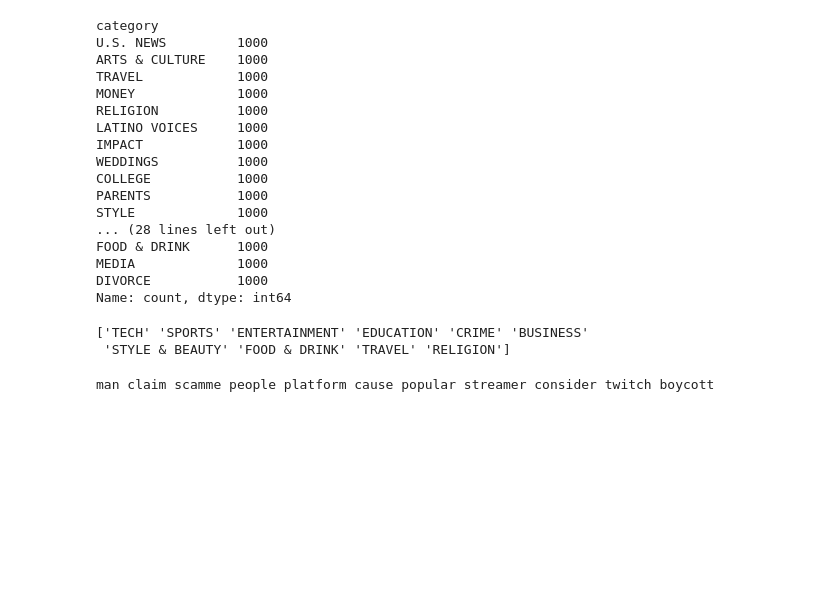
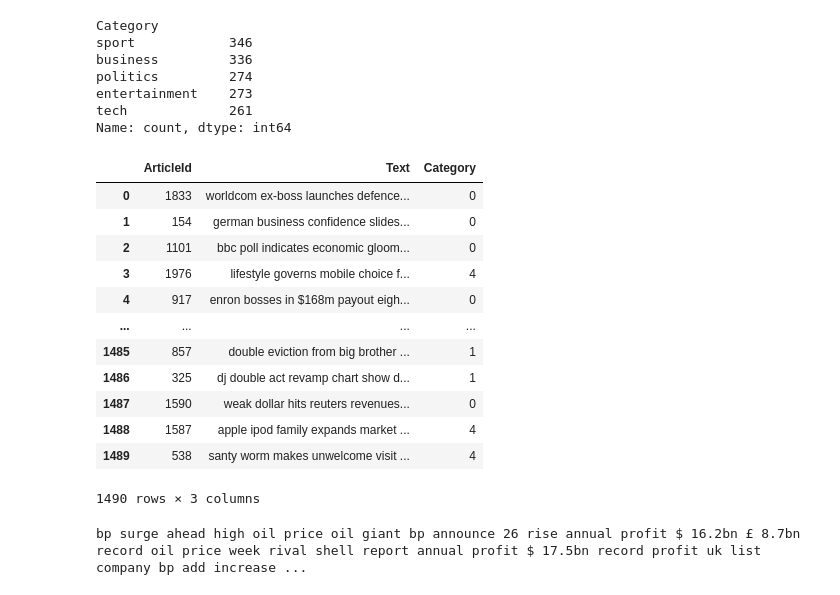
Before and after one commit to Apurav-sharma/Title_classification, a Jupyter notebook: title_classification.ipynb, the cells around one changed output. Drawn from its saved outputs; the diff is of its cells as text; code cells hidden in the pictures; blank space fills up the shorter version.

```diff
--- a/title_classification.ipynb
+++ b/title_classification.ipynb
@@ -77,43 +75,53 @@ df_limited = df.groupby('category').head(1000)
 # %%
-df_limited["category"].value_counts()
+df_train["Category"].value_counts()
 # df_limited["category"].count()
 # %% [output]
-category
-U.S. NEWS         1000
-ARTS & CULTURE    1000
-TRAVEL            1000
-MONEY             1000
-RELIGION          1000
-LATINO VOICES     1000
-IMPACT            1000
-WEDDINGS          1000
-COLLEGE           1000
-PARENTS           1000
-STYLE             1000
-... (28 lines left out)
-FOOD & DRINK      1000
-MEDIA             1000
-DIVORCE           1000
+Category
+sport            346
+business         336
+politics         274
+entertainment    273
+tech             261
 Name: count, dtype: int64
 # %%
-categories_to_remove = ["QUEER VOICES", "POLITICS", "IMPACT", "DIVORCE", "PARENTS", "WEIRD NEWS", "COLLEGE", \
-        "LATINO VOICES", "CULTURE & ARTS", "BLACK VOICES", "GREEN", "TASTE", "WEDDINGS", "U.S. NEWS", "FIFTY", "ARTS" \
-            "WOMEN",'SCIENCE', 'WELLNESS' \
-, 'MEDIA', 'HOME & LIVING', 'WOMEN', \
- 'MONEY', 'ARTS & CULTURE', 'STYLE', 'HEALTHY LIVING', \
- 'THE WORLDPOST', 'GOOD NEWS', 'WORLDPOST', 'ARTS' \
-    ,'COMEDY', 'PARENTING', 'WORLD NEWS', \
- 'ENVIRONMENT', 'HEALTHY LIVING' \
-    ]
+# categories_to_remove = ["QUEER VOICES", "POLITICS", "IMPACT", "DIVORCE", "PARENTS", "WEIRD NEWS", "COLLEGE", \
+#         "LATINO VOICES", "CULTURE & ARTS", "BLACK VOICES", "GREEN", "TASTE", "WEDDINGS", "U.S. NEWS", "FIFTY", "ARTS" \
+#             "WOMEN",'SCIENCE', 'WELLNESS' \
+#   , 'MEDIA', 'HOME & LIVING', 'WOMEN', \
+#   'MONEY', 'ARTS & CULTURE', 'STYLE', 'HEALTHY LIVING', \
+#   'THE WORLDPOST', 'GOOD NEWS', 'WORLDPOST', 'ARTS' \
+#       ,'COMEDY', 'PARENTING', 'WORLD NEWS', \
+#   'ENVIRONMENT', 'HEALTHY LIVING', \
+#     'STYLE & BEAUTY', 'FOOD & DRINK', 'TRAVEL', 'RELIGION'
+#     ]
 
-df_limited = df_limited[~df_limited['category'].isin(categories_to_remove)]
-df_limited["category"].value_counts()
+# df_limited = df_limited[~df_limited['category'].isin(categories_to_remove)]
+# df_limited["category"].value_counts()
 
-unique_categories = df_limited['category'].unique()
-print(unique_categories)
+# unique_categories = df_limited['category'].unique()
+# print(unique_categories)
-# %% [output]
-['TECH' 'SPORTS' 'ENTERTAINMENT' 'EDUCATION' 'CRIME' 'BUSINESS'
- 'STYLE & BEAUTY' 'FOOD & DRINK' 'TRAVEL' 'RELIGION']
+# %%
+from sklearn.preprocessing import LabelEncoder
+
+la = LabelEncoder()
+
+df_train["Category"] = la.fit_transform(df_train["Category"])
+
+df_train
+# %% [output]
+|  | ArticleId | Text | Category |
+| 0 | 1833 | worldcom ex-boss launches defence... | 0 |
+| 1 | 154 | german business confidence slides... | 0 |
+| 2 | 1101 | bbc poll indicates economic gloom... | 0 |
+| 3 | 1976 | lifestyle governs mobile choice f... | 4 |
+| 4 | 917 | enron bosses in $168m payout eigh... | 0 |
+| ... | ... | ... | ... |
+| 1485 | 857 | double eviction from big brother ... | 1 |
+| 1486 | 325 | dj double act revamp chart show d... | 1 |
+| 1487 | 1590 | weak dollar hits reuters revenues... | 0 |
+| 1488 | 1587 | apple ipod family expands market ... | 4 |
+| 1489 | 538 | santy worm makes unwelcome visit ... | 4 |
+1490 rows × 3 columns
 # %%
 nlp = spacy.load('en_core_web_lg')
 
@@ -141,7 +149,7 @@ def cleaning_text(text):
 
     return new_line
 # %%
-text = cleaning_text(df_limited["short_description"][13])
+text = cleaning_text(df_train["Text"][13])
 print(text)
 # %% [output]
-man claim scamme people platform cause popular streamer consider twitch boycott
+bp surge ahead high oil price oil giant bp announce 26 rise annual profit $ 16.2bn £ 8.7bn record oil price week rival shell report annual profit $ 17.5bn record profit uk list company bp add increase ...
```
Also changed, not shown: parts of 32 cells of this notebook, 3 other files.
